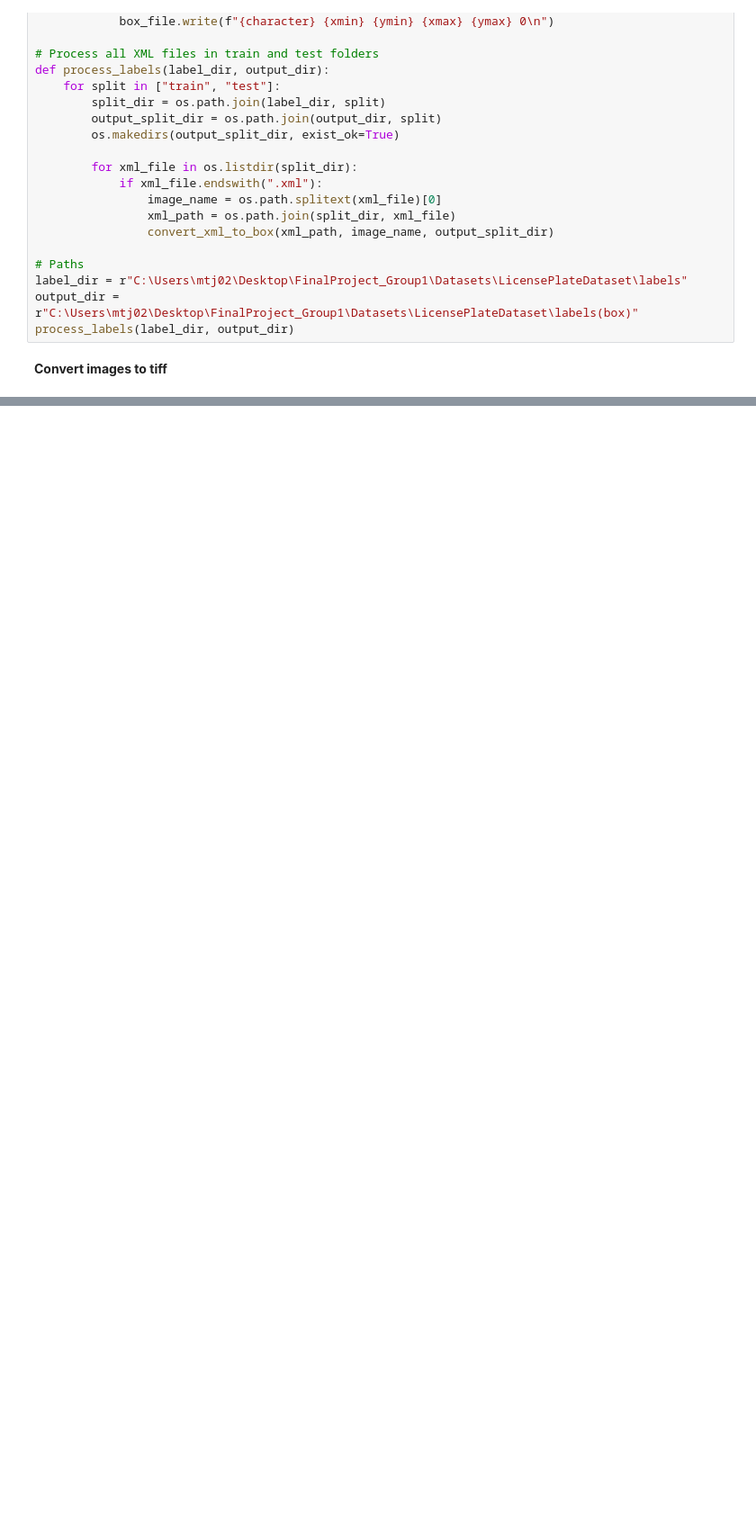
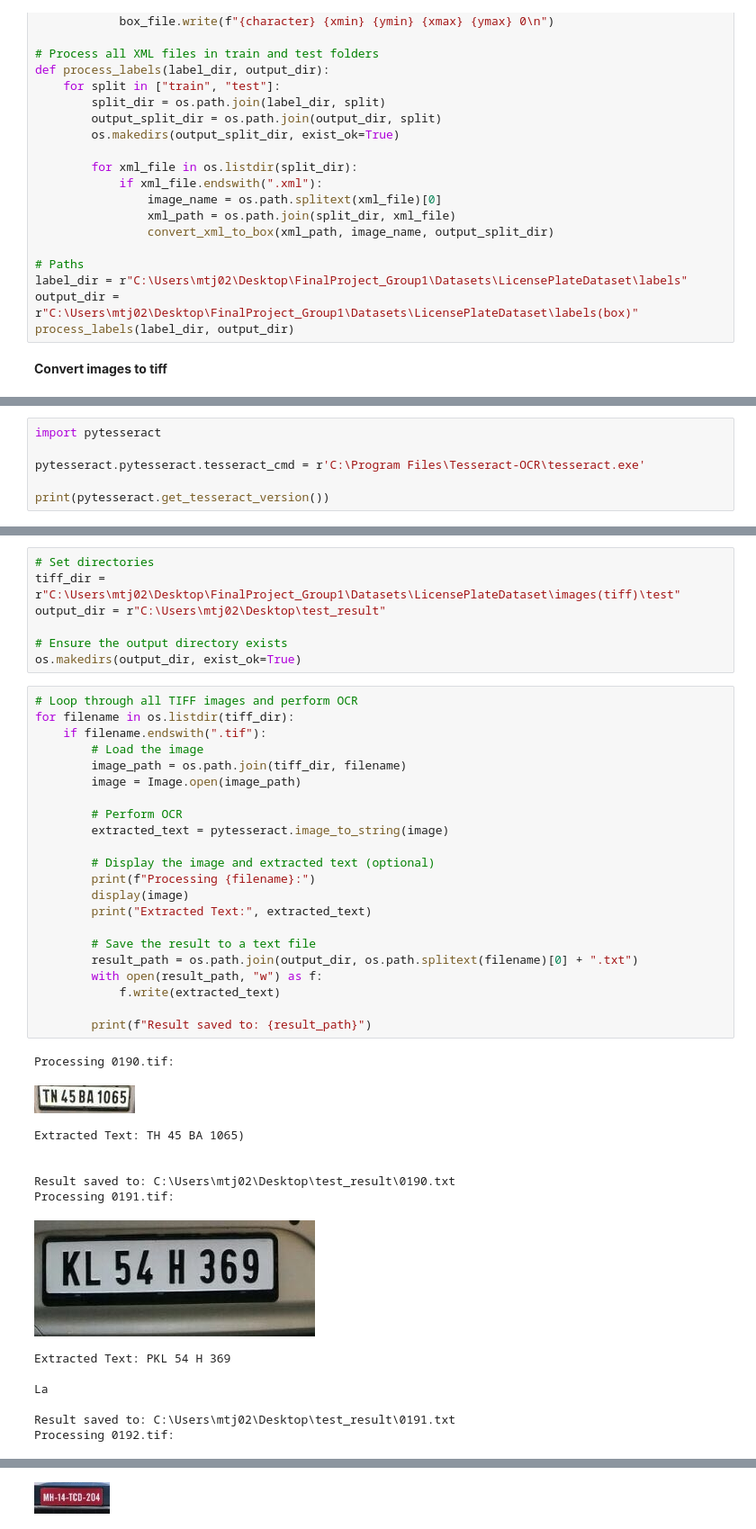
Before and after one commit to MichaelTj02/FinalProject_Group1, a Jupyter notebook: LicensePlate_Tesseract.ipynb, the cells around one changed output, grey strips where cells are left out. Shown at 90% size. Saved outputs shown, nothing was run; the diff lists cells and outputs as text; blank space fills up the shorter version.

Commit message:
Test default model

```diff
--- a/LicensePlate_Tesseract.ipynb
+++ b/LicensePlate_Tesseract.ipynb
@@ -90,0 +99,6 @@ Converted 0236.png to C:\Users\mtj02\Desktop\FinalProject_Group1\Datasets\Licens
+# %%
+import pytesseract
+
+pytesseract.pytesseract.tesseract_cmd = r'C:\Program Files\Tesseract-OCR\tesseract.exe'
+
+print(pytesseract.get_tesseract_version())
@@ -90,0 +107,44 @@ Converted 0236.png to C:\Users\mtj02\Desktop\FinalProject_Group1\Datasets\Licens
+# %%
+# Set directories
+tiff_dir = r"C:\Users\mtj02\Desktop\FinalProject_Group1\Datasets\LicensePlateDataset\images(tiff)\test"
+output_dir = r"C:\Users\mtj02\Desktop\test_result"
+
+# Ensure the output directory exists
+os.makedirs(output_dir, exist_ok=True)
+# %%
+# Loop through all TIFF images and perform OCR
+for filename in os.listdir(tiff_dir):
+    if filename.endswith(".tif"):
+        # Load the image
+        image_path = os.path.join(tiff_dir, filename)
+        image = Image.open(image_path)
+
+        # Perform OCR
+        extracted_text = pytesseract.image_to_string(image)
+
+        # Display the image and extracted text (optional)
+        print(f"Processing {filename}:")
+        display(image)
+        print("Extracted Text:", extracted_text)
+
+        # Save the result to a text file
+        result_path = os.path.join(output_dir, os.path.splitext(filename)[0] + ".txt")
+        with open(result_path, "w") as f:
+            f.write(extracted_text)
+
+        print(f"Result saved to: {result_path}")
+# %% [output]
+Processing 0190.tif:
+[figure, added]
+Extracted Text: TH 45 BA 1065)
+
+
+Result saved to: C:\Users\mtj02\Desktop\test_result\0190.txt
+Processing 0191.tif:
+[figure, added]
+Extracted Text: PKL 54 H 369
+
+La
+
+Result saved to: C:\Users\mtj02\Desktop\test_result\0191.txt
+Processing 0192.tif:
@@ -90,0 +163 @@ Converted 0236.png to C:\Users\mtj02\Desktop\FinalProject_Group1\Datasets\Licens
+[figure, added]
```
Also changed, not shown: parts of 6 cells of this notebook.
